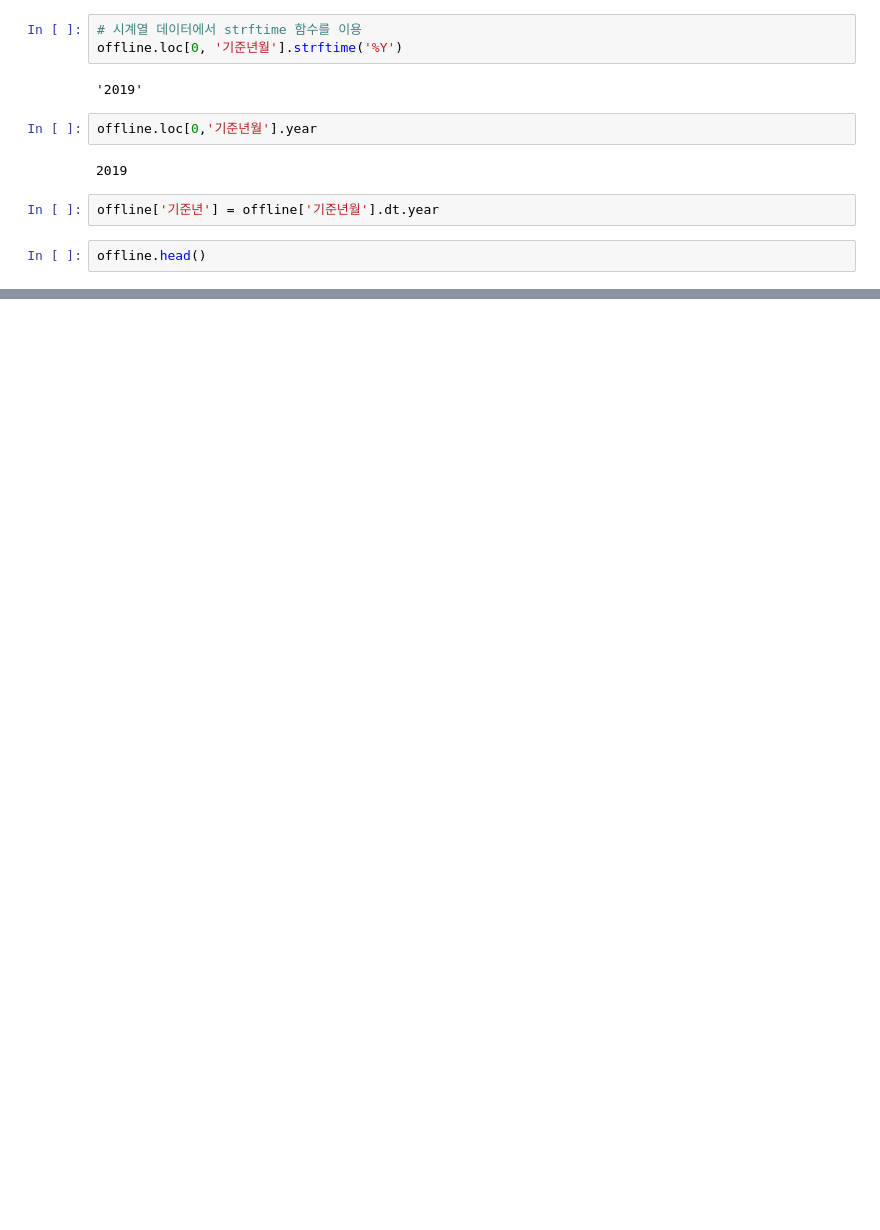
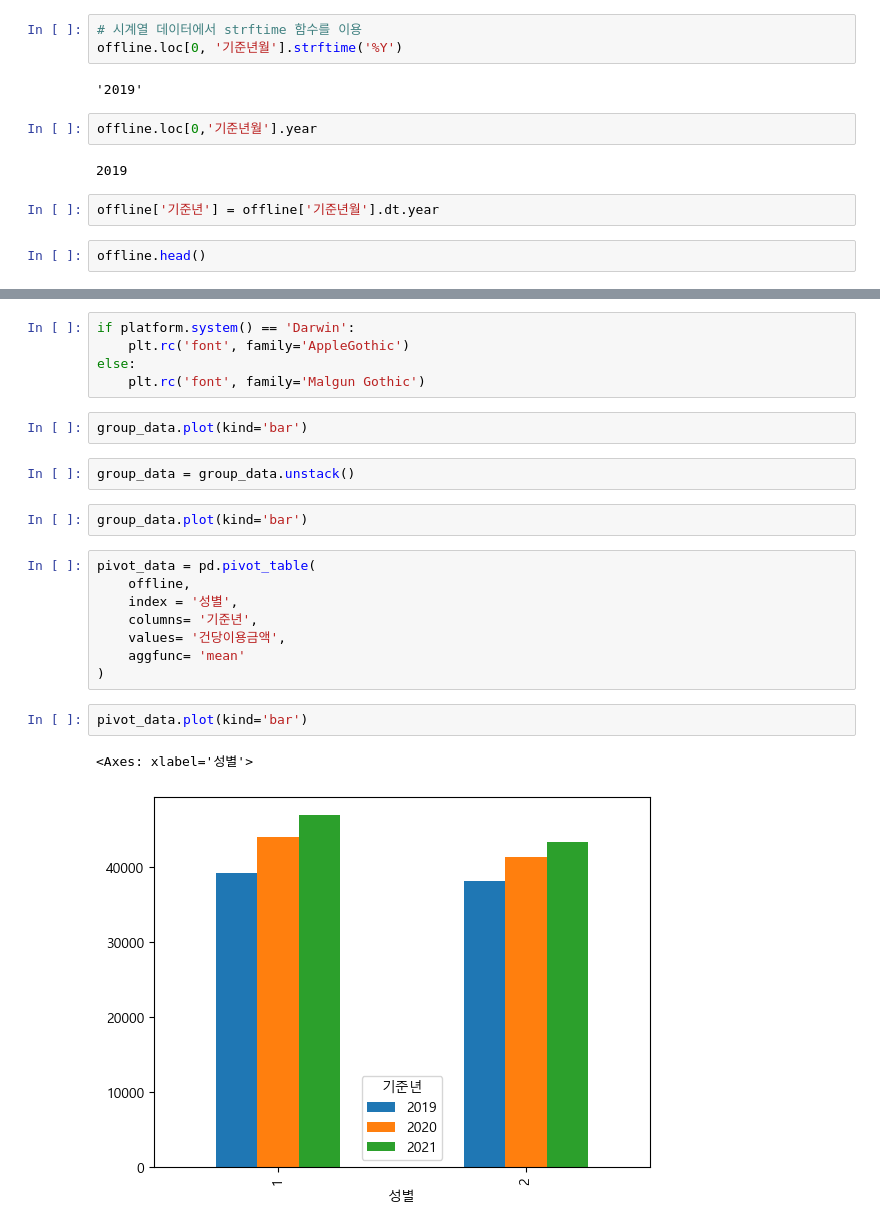
Before and after one commit to bsmoon-86/ezen_2406, a Jupyter notebook: python/240713/03_card.ipynb, the cells around one changed output, grey strips where cells are left out. Drawn from its saved outputs; the diff is of its cells as text; blank space fills up the shorter version.

```diff
--- a/python/240713/03_card.ipynb
+++ b/python/240713/03_card.ipynb
@@ -61,0 +77,24 @@ offline.head()
+# %%
+if platform.system() == 'Darwin':
+    plt.rc('font', family='AppleGothic')
+else:
+    plt.rc('font', family='Malgun Gothic')
+# %%
+group_data.plot(kind='bar')
+# %%
+group_data = group_data.unstack()
+# %%
+group_data.plot(kind='bar')
+# %%
+pivot_data = pd.pivot_table(
+    offline,
+    index = '성별',
+    columns= '기준년',
+    values= '건당이용금액',
+    aggfunc= 'mean'
+)
+# %%
+pivot_data.plot(kind='bar')
+# %% [output]
+<Axes: xlabel='성별'>
+[figure, added]
```
Also changed, not shown: parts of 14 cells of this notebook, 1 other file.
